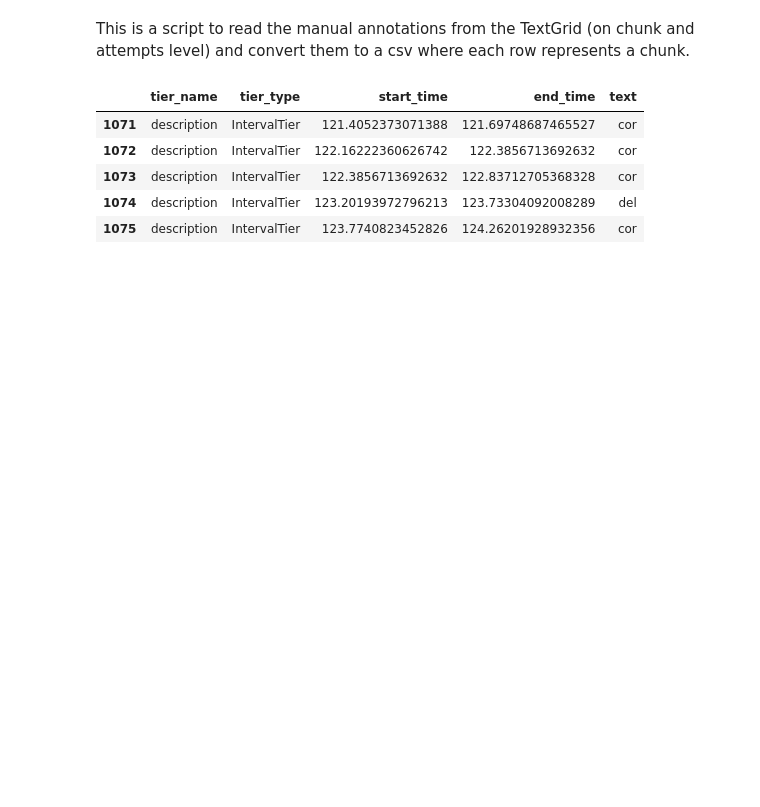
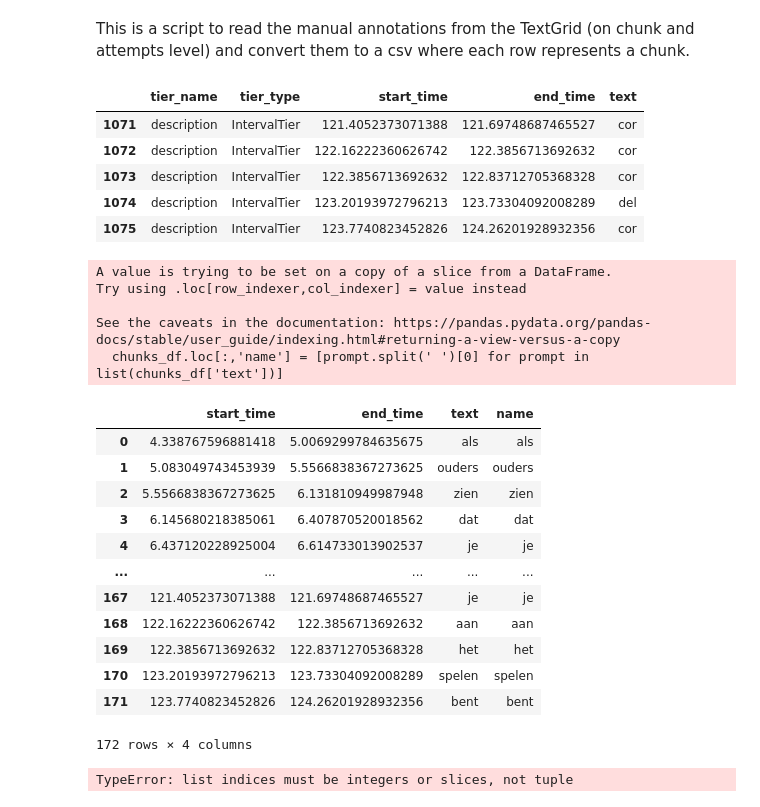
Before and after one commit to WiekeHarmsen/SERDA-experiment-repo, a Jupyter notebook: tg2-csv.ipynb, the cells around one changed output. Drawn from its saved outputs; the diff is of its cells as text; code cells hidden in the pictures; blank space fills up the shorter version.

```diff
--- a/tg2-csv.ipynb
+++ b/tg2-csv.ipynb
@@ -60,17 +77,63 @@ def print_comments(tg_df):
 # %%
 # Save relevant info from tier 1: prompts in chunks_df
 
-def initialize_chunks_df(tg_df, audio_filename):
-    chunks_df = tg_df[tg_df['tier_name'] == 'prompts']
-    chunks_df.loc[:,'name'] = [audio_filename + '_' + prompt.split(' ')[0] for prompt in list(chunks_df['text'])]
+def initialize_chunks_df(tg_df, filename):
+    chunks_df = tg_df[tg_df['tier_name'] == 'chunks']
+    chunks_df.loc[:,'name'] = [prompt.split(' ')[0] for prompt in list(chunks_df['text'])]
     # chunks_df = chunks_df.loc[:, ['name', 'text']]
     chunks_df = chunks_df.drop(['tier_name', 'tier_type'], axis=1)
-    chunks_df = chunks_df.set_axis([audio_filename + '_' + prompt.split(' ')[0] for prompt in chunks_df['text']], axis='index')
+    # chunks_df = chunks_df.set_axis([filename + '_' + prompt.split(' ')[0] for prompt in chunks_df['text']], axis='index')
 
     return chunks_df
 
-# chunks_df = initialize_chunks_df(tg_df, audio_filename)
-# chunks_df
+chunks_df = initialize_chunks_df(tg_df, basename).reset_index(drop=True)
+chunks_df
+# %% [output]
+A value is trying to be set on a copy of a slice from a DataFrame.
+Try using .loc[row_indexer,col_indexer] = value instead
+
+See the caveats in the documentation: https://pandas.pydata.org/pandas-docs/stable/user_guide/indexing.html#returning-a-view-versus-a-copy
+  chunks_df.loc[:,'name'] = [prompt.split(' ')[0] for prompt in list(chunks_df['text'])]
+|  | start_time | end_time | text | name |
+| 0 | 4.338767596881418 | 5.0069299784635675 | als | als |
+| 1 | 5.083049743453939 | 5.5566838367273625 | ouders | ouders |
+| 2 | 5.5566838367273625 | 6.131810949987948 | zien | zien |
+| 3 | 6.145680218385061 | 6.407870520018562 | dat | dat |
+| 4 | 6.437120228925004 | 6.614733013902537 | je | je |
+| ... | ... | ... | ... | ... |
+| 167 | 121.4052373071388 | 121.69748687465527 | je | je |
+| 168 | 122.16222360626742 | 122.3856713692632 | aan | aan |
+| 169 | 122.3856713692632 | 122.83712705368328 | het | het |
+| 170 | 123.20193972796213 | 123.73304092008289 | spelen | spelen |
+| 171 | 123.7740823452826 | 124.26201928932356 | bent | bent |
+172 rows × 4 columns
+# %%
+# Loop through chunkDF
+promptList = list(promptDF['prompt'])
+expected_index = 0
+
+for chunk_idx, row in chunks_df.iterrows():
+
+    rec_prompt = row['name']
+    start_time = row['start_time']
+    end_time = row['end_time']
+    # text = row['text']
+
+    # match with first occurence in promptDF
+    idxOfRecWordInPromptDF = promptList[start_time, end_time].index(rec_prompt)
+
+    if idxOfRecWordInPromptDF != -1 and idxOfRecWordInPromptDF >= expected_index :
+        promptDF.loc[idxOfRecWordInPromptDF, 'start_time'] = start_time
+        promptDF.loc[idxOfRecWordInPromptDF, 'end_time'] = end_time
+        promptDF.loc[idxOfRecWordInPromptDF, 'chunk'] = rec_prompt
+
+        promptList[idxOfRecWordInPromptDF] = ''
+        print(promptList)
+
+    else:
+        print(basename, 'contains typo:', rec_prompt)
+# %% [output]
+TypeError: list indices must be integers or slices, not tuple
 # %%
 # Add information from tier 2: chunks
 
```
Also changed, not shown: parts of 7 cells of this notebook, 9 other files.
